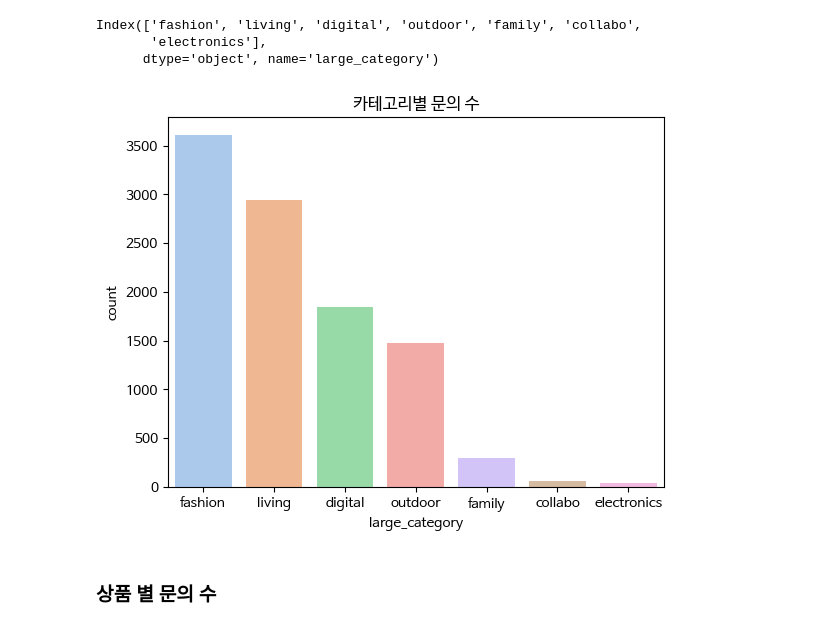
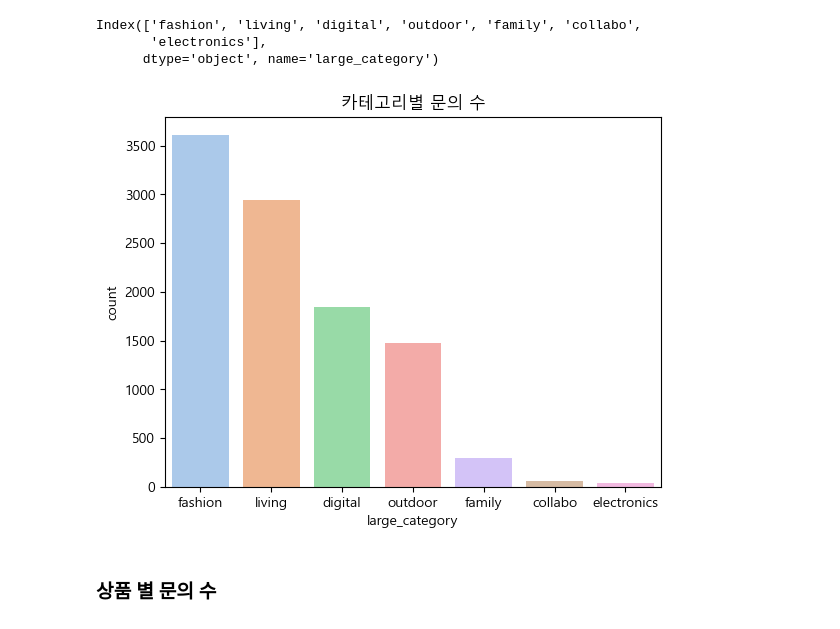
Before and after one commit to entangelk/wigglewiggle, a Jupyter notebook: docs/analysis/qna.ipynb, the cells around one changed output. Cells and saved outputs as stored; diff of their text form; code cells hidden in the pictures.

```diff
--- a/docs/analysis/qna.ipynb
+++ b/docs/analysis/qna.ipynb
@@ -10,12 +10,16 @@ import numpy as np
 import warnings
 warnings.filterwarnings('ignore')
 
-try:
+import platform
+import pickle as pkl
+
+system = platform.system()
+
+if system == 'Windows':
+    plt.rcParams['font.family'] = 'Malgun Gothic'
+else:
     !apt-get -y install fonts-nanum
     !fc-cache -fv
     !rm ~/.cache/matplotlib -rf
 
     plt.rcParams['font.family'] = 'NanumBarunGothic'
-except:
-    plt.rcParams['font.family'] = 'Malgun Gothic'
-# plt.rcParams['font.family'] = 'BMJUA_ttf'
@@ -120,13 +106,13 @@ Index(['fashion', 'living', 'digital', 'outdoor', 'family', 'collabo',
        'electronics'],
       dtype='object', name='large_category')
 # %%
-order = df_qna.value_counts('large_category').index
-sns.countplot(data=df_qna, x='large_category', palette='pastel',order=order)
+orders = df_qna.value_counts('large_category').index
+sns.countplot(data=df_qna, x='large_category', palette='pastel',order=orders)
 
 plt.title('카테고리별 문의 수')
 plt.show()
 # %% [output]
-[figure, old version]
+[figure, new version]
 # %% [markdown]
 ### 상품 별 문의 수
 # %%
```
Also changed, not shown: parts of 19 cells of this notebook, 10 other files.
